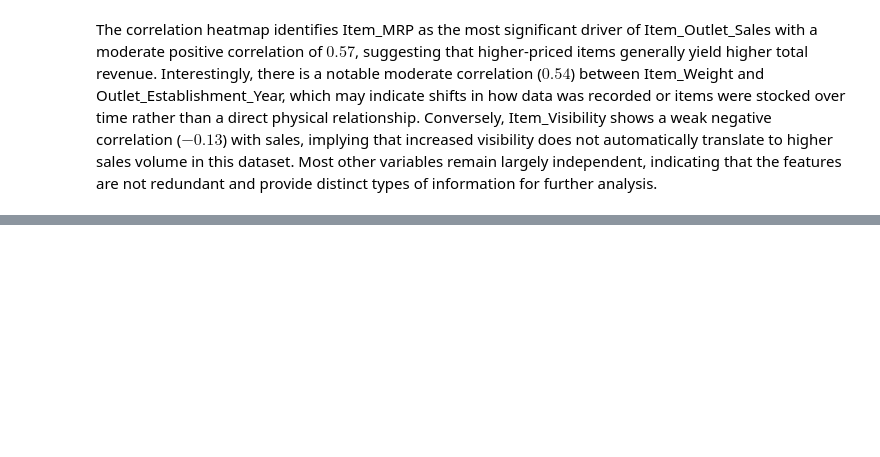
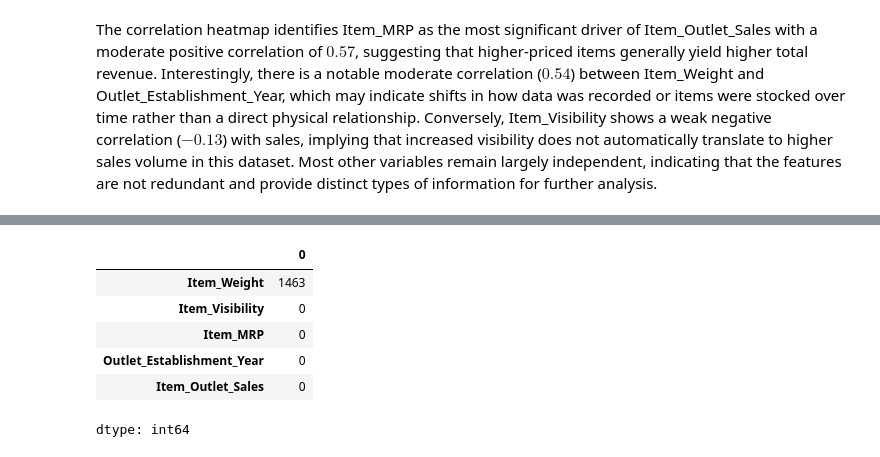
Before and after one commit to Maryam-Skaik/Prediction-of-Product-Sales, a Jupyter notebook: Prediction_of_Product_Sales.ipynb, the cells around one changed output, grey strips where cells are left out. Saved outputs shown, nothing was run; the diff lists cells and outputs as text; code cells hidden in the pictures; blank space fills up the shorter version.

```diff
--- a/Prediction_of_Product_Sales.ipynb
+++ b/Prediction_of_Product_Sales.ipynb
@@ -350,0 +380,11 @@ The correlation heatmap identifies Item_MRP as the most significant driver of It
+# %%
+numeric_columns = df.select_dtypes('number').columns
+(df[numeric_columns] == -1).sum()
+# %% [output]
+|  | 0 |
+| Item_Weight | 1463 |
+| Item_Visibility | 0 |
+| Item_MRP | 0 |
+| Outlet_Establishment_Year | 0 |
+| Item_Outlet_Sales | 0 |
+dtype: int64
```
Also changed, not shown: parts of 6 cells of this notebook.
